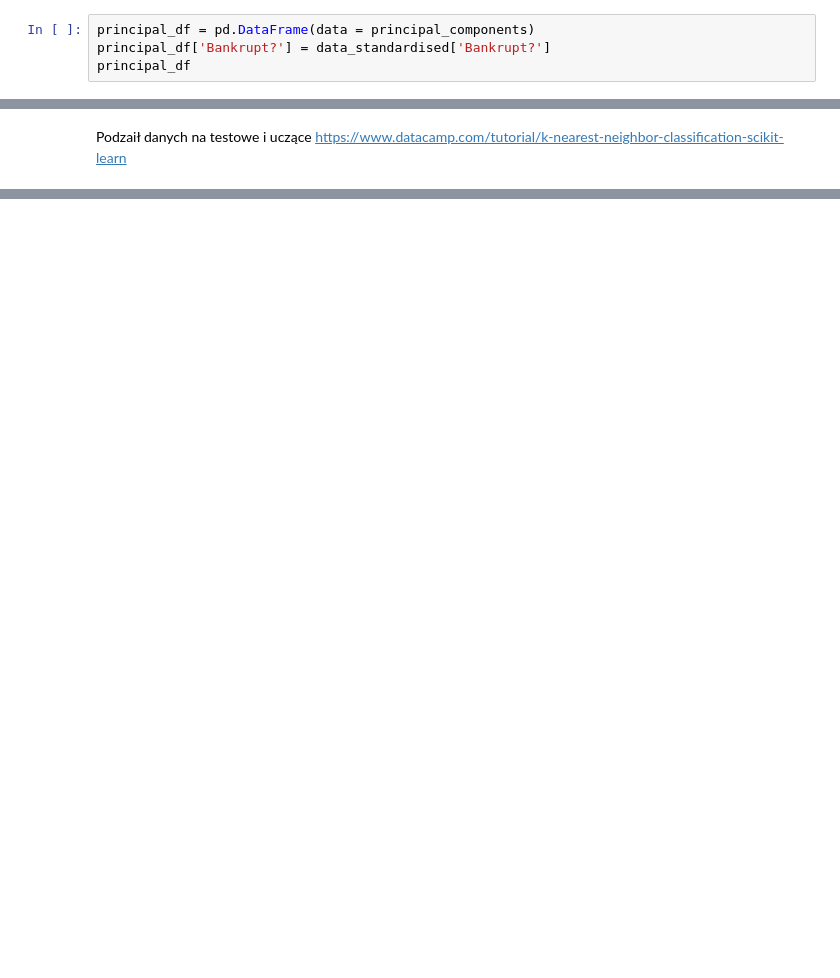
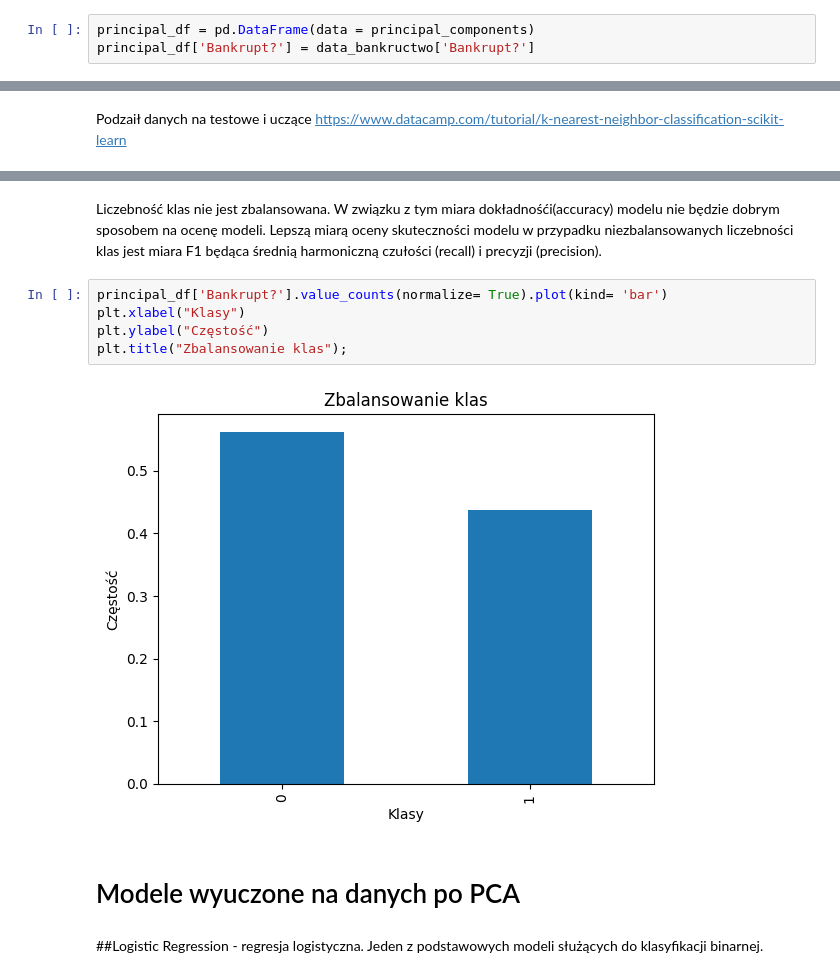
Before and after one commit to Igon78/PUM_Projekt, a Jupyter notebook: DataProcessing_Exploration/DataProcessing.ipynb, the cells around one changed output, grey strips where cells are left out. Cells and saved outputs as stored; diff of their text form; blank space fills up the shorter version.

Commit message:
Dobór, trening i ewaluacja modeli.

```diff
--- a/DataProcessing_Exploration/DataProcessing.ipynb
+++ b/DataProcessing_Exploration/DataProcessing.ipynb
@@ -498,5 +562,4 @@ principal_components = pca.fit_transform(data_bankructwo.loc[:, exclude_filter])
 Zmienne które uwzględniamy w modelu
 # %%
 principal_df = pd.DataFrame(data = principal_components)
-principal_df['Bankrupt?'] = data_standardised['Bankrupt?']
-principal_df
+principal_df['Bankrupt?'] = data_bankructwo['Bankrupt?']
@@ -563,0 +591,14 @@ Szukanie wektórów własnych
+# %% [markdown]
+Liczebność klas nie jest zbalansowana. W związku z tym miara dokładnośći(accuracy) modelu nie będzie dobrym sposobem na ocenę modeli. Lepszą miarą oceny skuteczności modelu w przypadku niezbalansowanych liczebności klas jest miara F1 będąca średnią harmoniczną czułości (recall) i precyzji (precision).
+# %%
+principal_df['Bankrupt?'].value_counts(normalize= True).plot(kind= 'bar')
+plt.xlabel("Klasy")
+plt.ylabel("Częstość")
+plt.title("Zbalansowanie klas");
+# %% [output]
+[figure, added]
+# %% [markdown]
+# Modele wyuczone na danych po PCA
+# %% [markdown]
+##Logistic Regression - regresja logistyczna.
+Jeden z podstawowych modeli służących do klasyfikacji binarnej.
```
Also changed, not shown: parts of 48 cells of this notebook.
